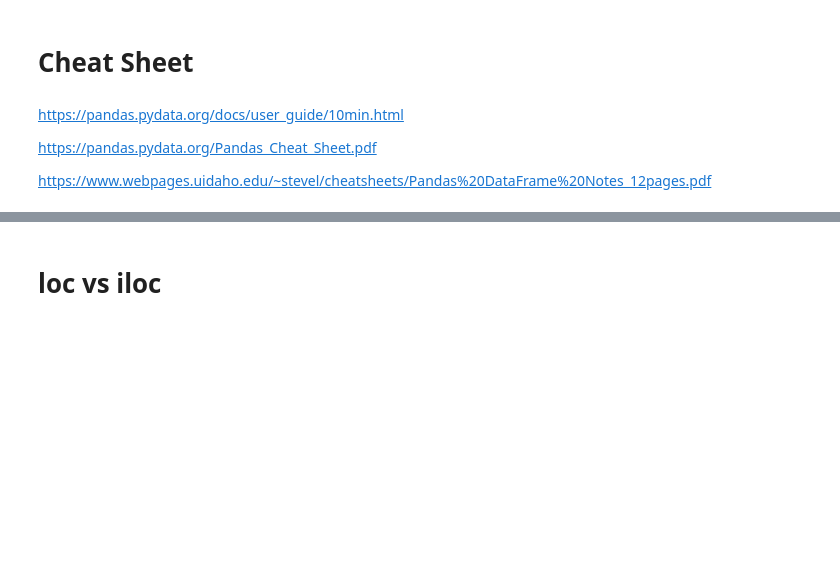
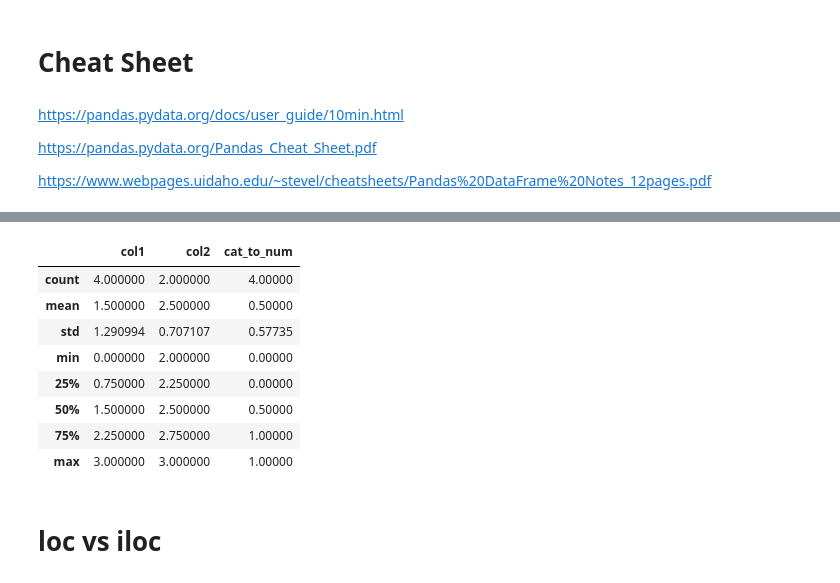
Before and after one commit to R7patel/Notes, a Jupyter notebook: 1_Pandas.ipynb, the cells around one changed output, grey strips where cells are left out. Saved outputs shown, nothing was run; the diff lists cells and outputs as text; code cells hidden in the pictures; blank space fills up the shorter version.

```diff
--- a/1_Pandas.ipynb
+++ b/1_Pandas.ipynb
@@ -81,0 +31,7 @@ NameError: name 'professors' is not defined
+# %%
+import pandas as pd
+d = {'col1': [0, 1, 2, 3],
+     'col2': pd.Series([2, 3], index=[2, 3]),
+     'col3':['Yes','No','No','Yes']}
+df = pd.DataFrame(data=d, index=[0, 1, 2, 3])
+df
@@ -81,0 +44,3 @@ NameError: name 'professors' is not defined
+# %%
+df['cat_to_num'] = df['col3'].map({'Yes':1,'No':0})
+df
@@ -81,0 +53,12 @@ NameError: name 'professors' is not defined
+# %%
+df.describe()
+# %% [output]
+|  | col1 | col2 | cat_to_num |
+| count | 4.000000 | 2.000000 | 4.00000 |
+| mean | 1.500000 | 2.500000 | 0.50000 |
+| std | 1.290994 | 0.707107 | 0.57735 |
+| min | 0.000000 | 2.000000 | 0.00000 |
+| 25% | 0.750000 | 2.250000 | 0.00000 |
+| 50% | 1.500000 | 2.500000 | 0.50000 |
+| 75% | 2.250000 | 2.750000 | 1.00000 |
+| max | 3.000000 | 3.000000 | 1.00000 |
```
Also changed, not shown: parts of 20 cells of this notebook, 5 other files.
